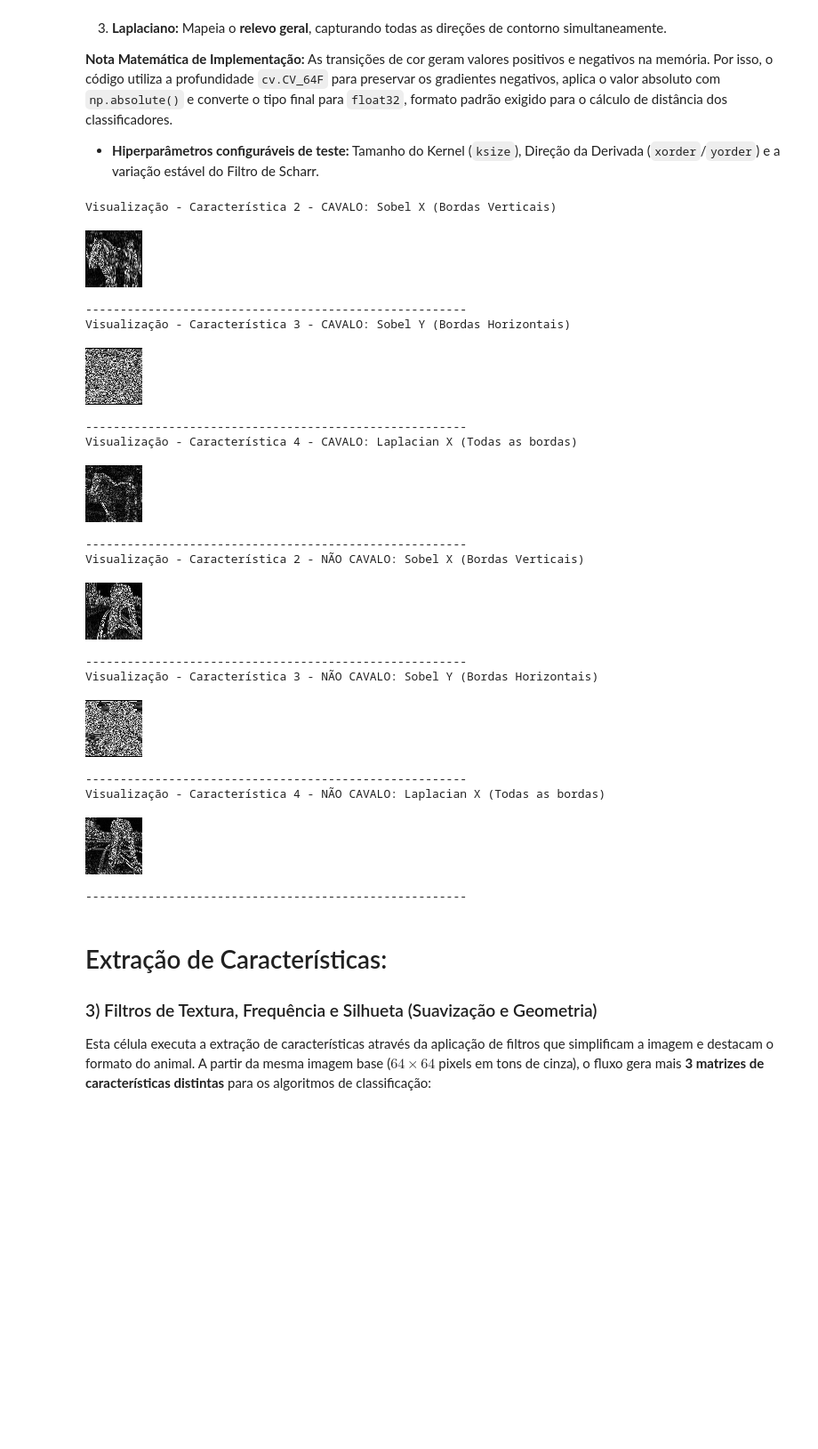
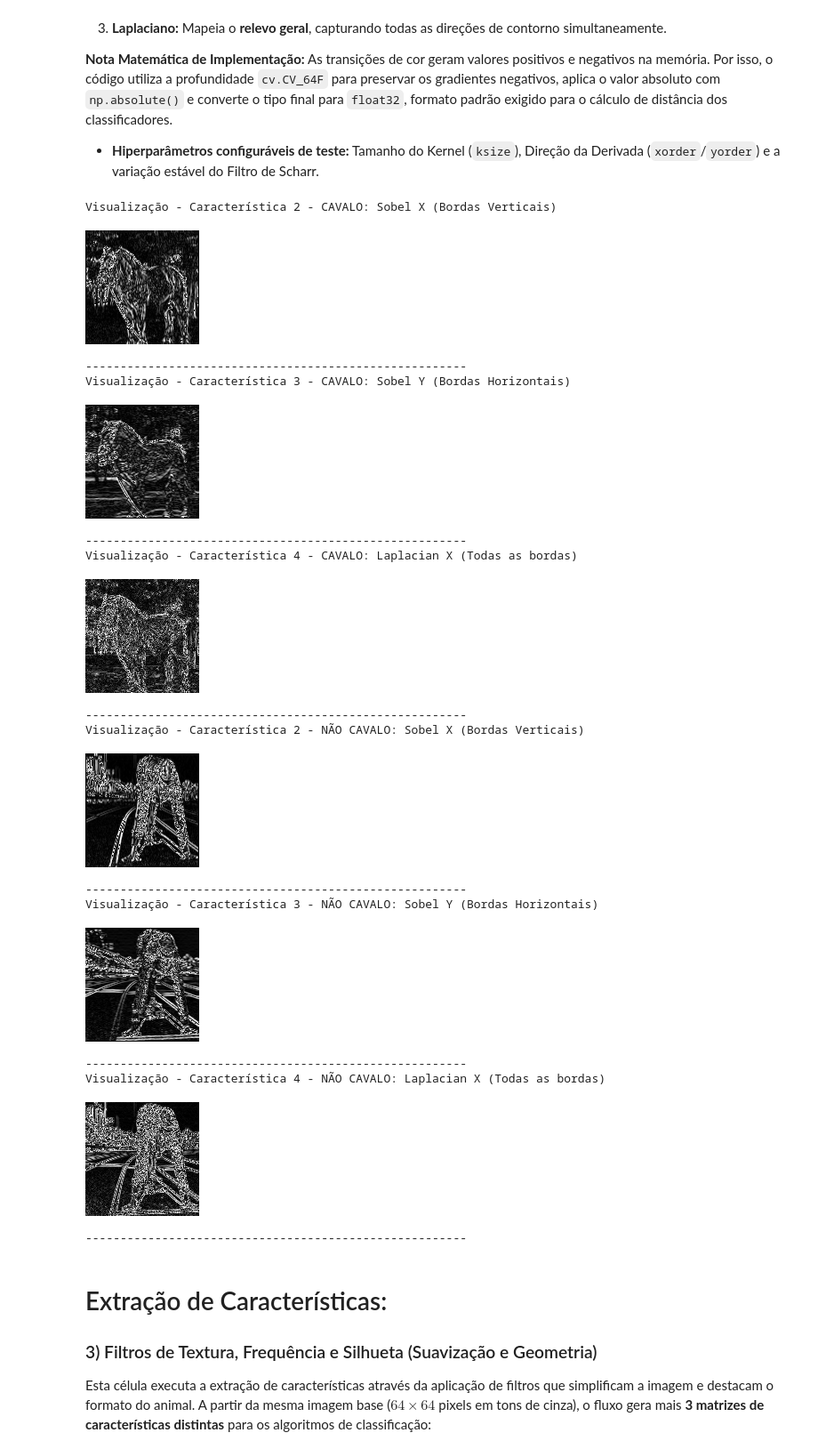
Before and after one commit to vitoriaferreirap/DeepLearning, a Jupyter notebook: MachineLearning/SistemasInteligentes/SistemasInteligentes_ClassificadorCavalos.ipynb, the cells around one changed output. Shown at 89% size. Drawn from its saved outputs; the diff is of its cells as text; code cells hidden in the pictures; blank space fills up the shorter version.

```diff
--- a/MachineLearning/SistemasInteligentes/SistemasInteligentes_ClassificadorCavalos.ipynb
+++ b/MachineLearning/SistemasInteligentes/SistemasInteligentes_ClassificadorCavalos.ipynb
@@ -187,8 +177,8 @@ for nome_arquivo in arquivos_cavalos:
     # REPRESENTACAO DA MESMA IMAGEM  - SEGUNDA: VETORCARACTERISTICAS - 4096 MESMA INFO MAS ACHATADA
 
     # redimensionar imgs
-    tamanhoPadrao = (64, 64)
-    imgRedimensionada_cavalos = cv.resize(caracteristica_1_cavalo, tamanhoPadrao)
+    tamanhoPadrao = (128, 128)
+    imgRedimensionada_cavalos = cv.resize(caracteristica_1_cavalo, tamanhoPadrao, interpolation=cv.INTER_AREA)
 
     # Apenas para ver o logs:
     # Passo A: Achatar a matriz transformando em vetor unidimensional
@@ -243,8 +233,8 @@ for nome_arquivo in arquivos_nao_cavalos:
     # converter imgs para tons de cinza
     caracteristica_1_nao_cavalos = cv.cvtColor(img_original_nao_cavalos, cv.COLOR_BGR2GRAY)
     # redimensionar imgs
-    tamanhoPadrao = (64, 64)
-    imgRedimensionada_nao_cavalos = cv.resize(caracteristica_1_nao_cavalos, tamanhoPadrao)
+    tamanhoPadrao = (128, 128)
+    imgRedimensionada_nao_cavalos = cv.resize(caracteristica_1_nao_cavalos, tamanhoPadrao, interpolation=cv.INTER_AREA)
 
     # Passo A: Achatar a matriz transformando em vetor unidimensional
     imagemAchatada_nao_cavalos = imgRedimensionada_nao_cavalos.flatten()
@@ -338,13 +328,13 @@ for imgRedimensionada_cavalos in imagensCom_Caracteristica1_cavalos:
     resultadoVetores_caracteristica2_cavalos.append(caracteristica_2_cavalo.flatten())
 
     # Função SOBEL x Gradiente Vertical (mátematicamente calcula a derivada parcial vertical)
-    sobel_y_float_cavalo = cv.Sobel(imgRedimensionada_cavalos, cv.CV_64F, 0, 1, ksize=5)
+    sobel_y_float_cavalo = cv.Sobel(imgRedimensionada_cavalos, cv.CV_64F, 0, 1, ksize=3)
     sobel_y_absoluto_cavalo = np.absolute(sobel_y_float_cavalo)
     caracteristica_3_cavalo = sobel_y_absoluto_cavalo.astype(np.float32)
     resultadoVetores_caracteristica3_cavalos.append(caracteristica_3_cavalo.flatten())
 
     # Função LAPLACIANO x Gradiente de Segunda Ordem (calcula a soma das segundas derivadas especiais)
-    laplacian_float_cavalo = cv.Laplacian(imgRedimensionada_cavalos, cv.CV_64F)
+    laplacian_float_cavalo = cv.Laplacian(imgRedimensionada_cavalos, cv.CV_64F, ksize=3)
     # tranforma negativos em positivos
     laplacian_absoluto_cavalo = np.absolute(laplacian_float_cavalo)
     # tipo para o uso do knn
@@ -387,56 +377,56 @@ for imgRedimensionada_nao_cavalos in imagensCom_Caracteristica1_nao_cavalos:
     resultadoVetores_caracteristica2_nao_cavalos.append(caracteristica_2_nao_cavalos.flatten())
 
     # Função SOBEL x Gradiente Vertical (mátematicamente calcula a derivada parcial vertical)
-    sobel_y_float_nao_cavalos = cv.Sobel(imgRedimensionada_nao_cavalos, cv.CV_64F, 0, 1, ksize=5)
+    sobel_y_float_nao_cavalos = cv.Sobel(imgRedimensionada_nao_cavalos, cv.CV_64F, 0, 1, ksize=3)
     sobel_y_absoluto_nao_cavalos = np.absolute(sobel_y_float_nao_cavalos)
     caracteristica_3_nao_cavalos = sobel_y_absoluto_nao_cavalos.astype(np.float32)
     resultadoVetores_caracteristica3_nao_cavalos.append(caracteristica_3_nao_cavalos.flatten())
 
     # Função LAPLACIANO x Gradiente de Segunda Ordem (calcula a soma das segundas derivadas especiais)
-    laplacian_float_nao_cavalos = cv.Laplacian(imgRedimensionada_nao_cavalos, cv.CV_64F)
+    laplacian_float_nao_cavalos = cv.Laplacian(imgRedimensionada_nao_cavalos, cv.CV_64F, ksize=3)
     # tranforma negativos em positivos
     laplacian_absoluto_nao_cavalos = np.absolute(laplacian_float_nao_cavalos)
     # tipo para o uso do knn
     caracteristica_4_nao_cavalos = laplacian_absoluto_nao_cavalos.astype(np.float32)
     resultadoVetores_caracteristica4_nao_cavalos.append(caracteristica_4_nao_cavalos.flatten())
 
 # Converte nova lista em vetor NumPy array - vetor de caracteristicas
 resultadoVetores_caracteristica2_nao_cavalos_np = np.array(resultadoVetores_caracteristica2_nao_cavalos)
 resultadoVetores_caracteristica3_nao_cavalos_np = np.array(resultadoVetores_caracteristica3_nao_cavalos)
 resultadoVetores_caracteristica4_nao_cavalos_np = np.array(resultadoVetores_caracteristica4_nao_cavalos)
 
 # Conversão necessária apenas para a TELA conseguir MOSTRAR IMAGENS NOS LOGS
 imagem_visual_x_nao_cavalos = np.uint8(sobel_x_absoluto_nao_cavalos)
 imagem_visual_y_nao_cavalos = np.uint8(sobel_y_absoluto_nao_cavalos)
 imagem_visual_lap_nao_cavalos = np.uint8(laplacian_absoluto_nao_cavalos)
 
 print("Visualização - Característica 2 - NÃO CAVALO: Sobel X (Bordas Verticais)")
 cv2_imshow(imagem_visual_x_nao_cavalos)
 print("-" * 55)
 print("Visualização - Característica 3 - NÃO CAVALO: Sobel Y (Bordas Horizontais)")
 cv2_imshow(imagem_visual_y_nao_cavalos)
 print("-" * 55)
 print("Visualização - Característica 4 - NÃO CAVALO: Laplacian X (Todas as bordas)")
 cv2_imshow(imagem_visual_lap_nao_cavalos)
 print("-" * 55)
 # %% [output]
 Visualização - Característica 2 - CAVALO: Sobel X (Bordas Verticais)
-[figure, old version]
+[figure, new version]
 -------------------------------------------------------
 Visualização - Característica 3 - CAVALO: Sobel Y (Bordas Horizontais)
-[figure, old version]
+[figure, new version]
 -------------------------------------------------------
 Visualização - Característica 4 - CAVALO: Laplacian X (Todas as bordas)
-[figure, old version]
+[figure, new version]
 -------------------------------------------------------
 Visualização - Característica 2 - NÃO CAVALO: Sobel X (Bordas Verticais)
-[figure, old version]
+[figure, new version]
 -------------------------------------------------------
 Visualização - Característica 3 - NÃO CAVALO: Sobel Y (Bordas Horizontais)
-[figure, old version]
+[figure, new version]
 -------------------------------------------------------
 Visualização - Característica 4 - NÃO CAVALO: Laplacian X (Todas as bordas)
-[figure, old version]
+[figure, new version]
 -------------------------------------------------------
 # %% [markdown]
 # Extração de Características:
```
Also changed, not shown: parts of 14 cells of this notebook.
